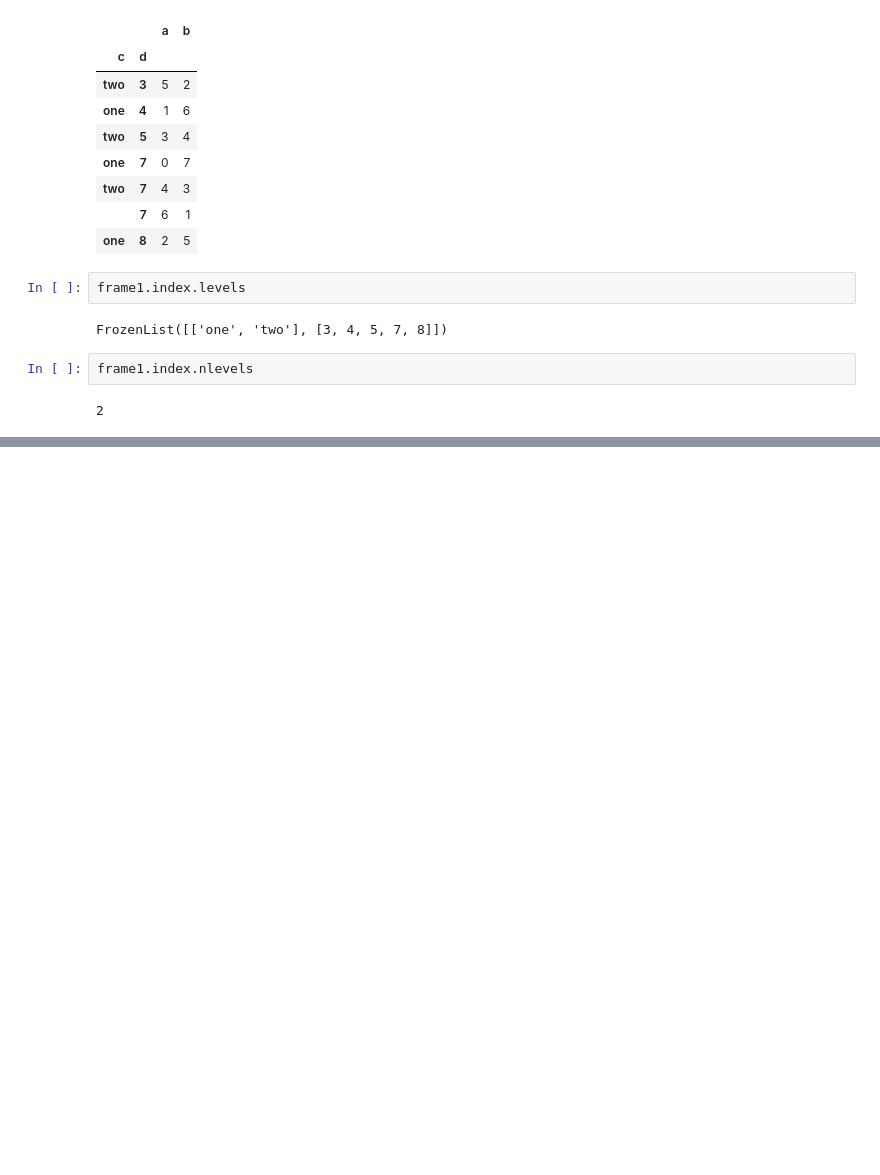
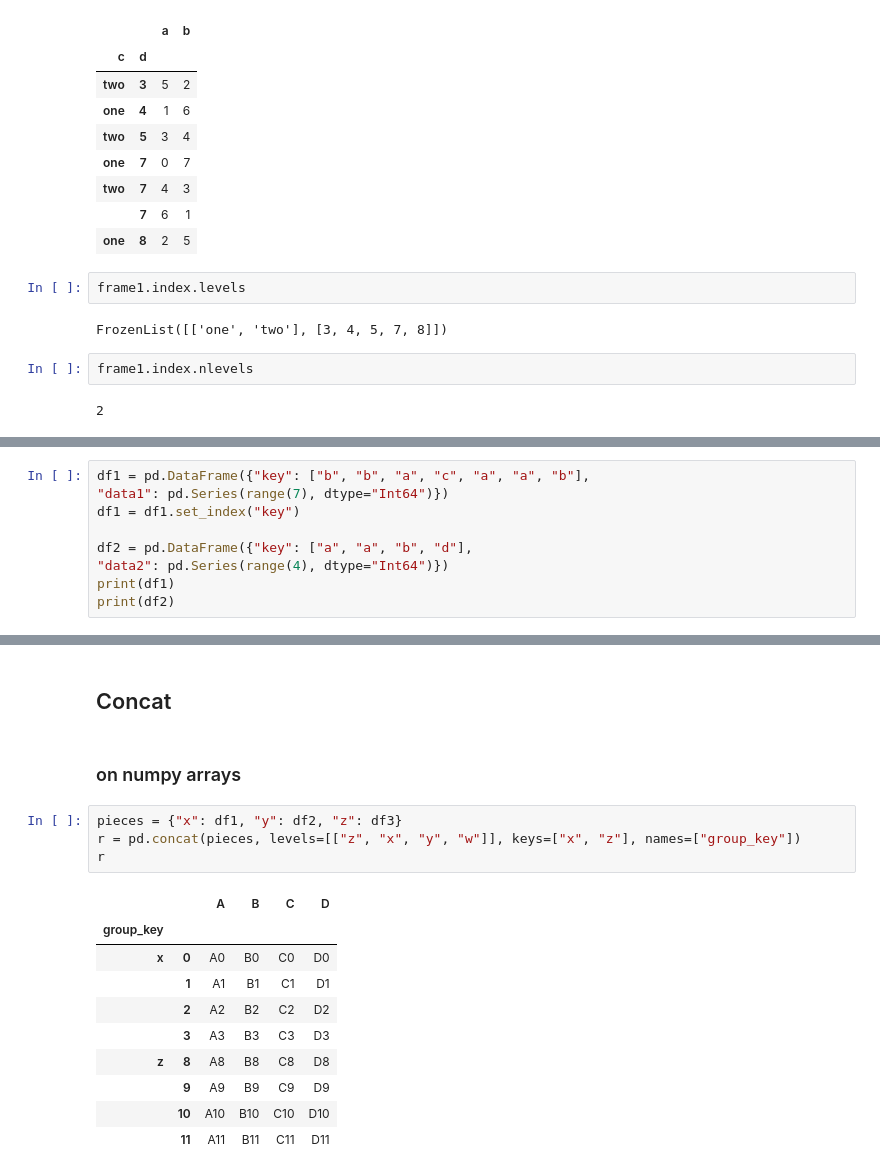
Before and after one commit to shelleygoel/pydata-book, a Jupyter notebook: data_wrangling.ipynb, the cells around one changed output, grey strips where cells are left out. Cells and saved outputs as stored; diff of their text form; blank space fills up the shorter version.

```diff
--- a/data_wrangling.ipynb
+++ b/data_wrangling.ipynb
@@ -209,0 +257,9 @@ ValueError: Length of values (6) does not match length of index (2)
+# %%
+df1 = pd.DataFrame({"key": ["b", "b", "a", "c", "a", "a", "b"],
+"data1": pd.Series(range(7), dtype="Int64")})
+df1 = df1.set_index("key")
+
+df2 = pd.DataFrame({"key": ["a", "a", "b", "d"],
+"data2": pd.Series(range(4), dtype="Int64")})
+print(df1)
+print(df2)
@@ -209,0 +538,19 @@ ValueError: Length of values (6) does not match length of index (2)
+# %% [markdown]
+## Concat
+# %% [markdown]
+### on numpy arrays
+# %%
+pieces = {"x": df1, "y": df2, "z": df3}
+r = pd.concat(pieces, levels=[["z", "x", "y", "w"]], keys=["x", "z"], names=["group_key"])
+r
+# %% [output]
+|  |  | A | B | C | D |
+| group_key |  |  |  |  |  |
+| x | 0 | A0 | B0 | C0 | D0 |
+|  | 1 | A1 | B1 | C1 | D1 |
+|  | 2 | A2 | B2 | C2 | D2 |
+|  | 3 | A3 | B3 | C3 | D3 |
+| z | 8 | A8 | B8 | C8 | D8 |
+|  | 9 | A9 | B9 | C9 | D9 |
+|  | 10 | A10 | B10 | C10 | D10 |
+|  | 11 | A11 | B11 | C11 | D11 |
```
Also changed, not shown: parts of 41 cells of this notebook.
